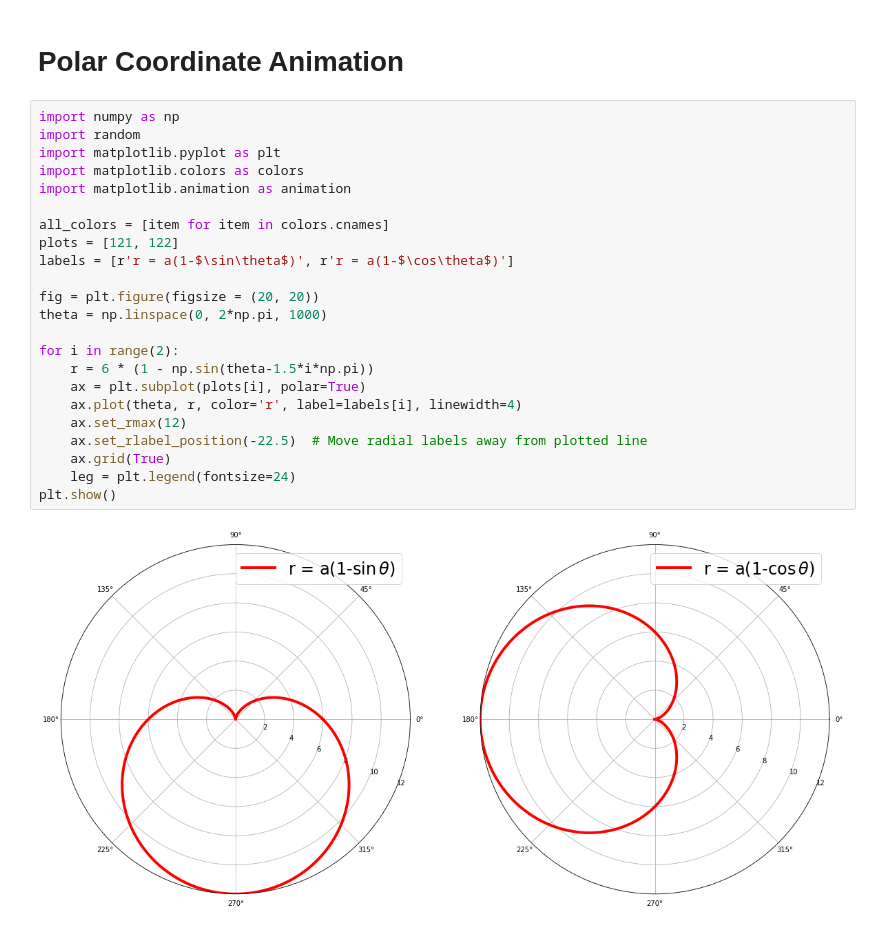
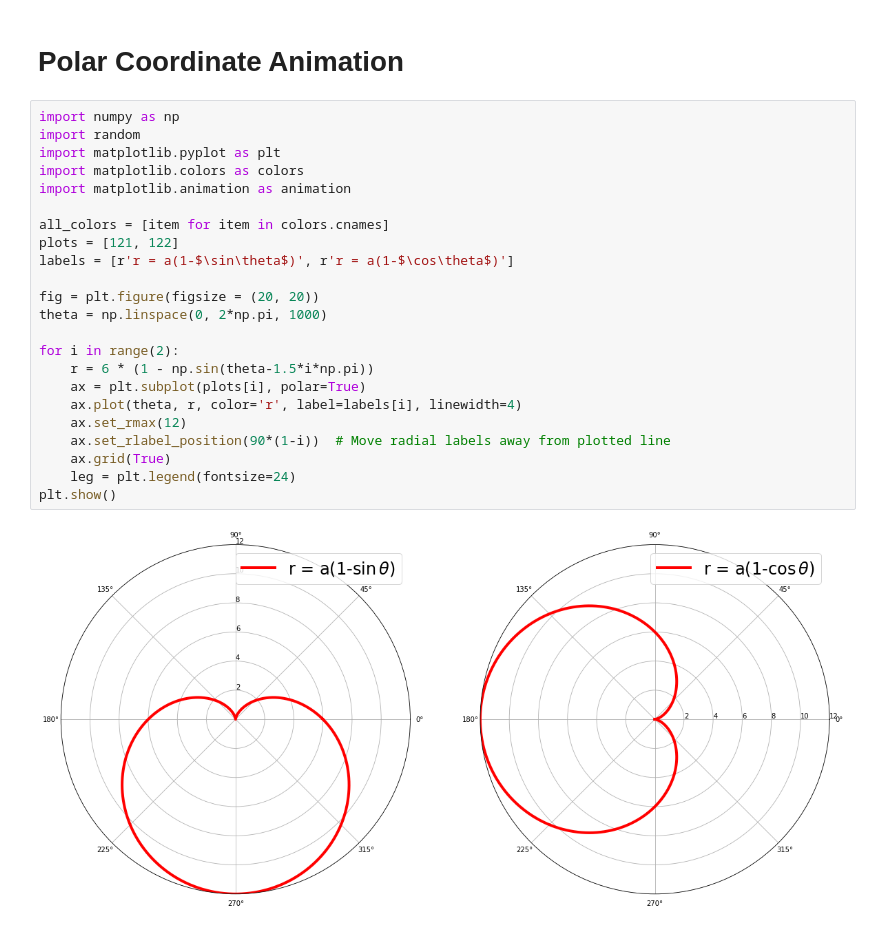
Before and after one commit to YJCheng1210/Thesis, a Jupyter notebook: Thesis.ipynb, the cells around one changed output. Saved outputs shown, nothing was run; the diff lists cells and outputs as text.

```diff
--- a/Thesis.ipynb
+++ b/Thesis.ipynb
@@ -42,25 +42,25 @@ Iter 10 [3, 1, 0, 0, 0, 5]
 # %%
 import numpy as np
 import random
 import matplotlib.pyplot as plt
 import matplotlib.colors as colors
 import matplotlib.animation as animation
 
 all_colors = [item for item in colors.cnames]
 plots = [121, 122]
 labels = [r'r = a(1-$\sin\theta$)', r'r = a(1-$\cos\theta$)']
 
 fig = plt.figure(figsize = (20, 20))
 theta = np.linspace(0, 2*np.pi, 1000)
 
 for i in range(2):
     r = 6 * (1 - np.sin(theta-1.5*i*np.pi))
     ax = plt.subplot(plots[i], polar=True)
     ax.plot(theta, r, color='r', label=labels[i], linewidth=4)
     ax.set_rmax(12)
-    ax.set_rlabel_position(-22.5)  # Move radial labels away from plotted line
+    ax.set_rlabel_position(90*(1-i))  # Move radial labels away from plotted line
     ax.grid(True)
     leg = plt.legend(fontsize=24)
 plt.show()
 # %% [output]
-[figure, old version]
+[figure, new version]
```
Also changed, not shown: 1 other file.
